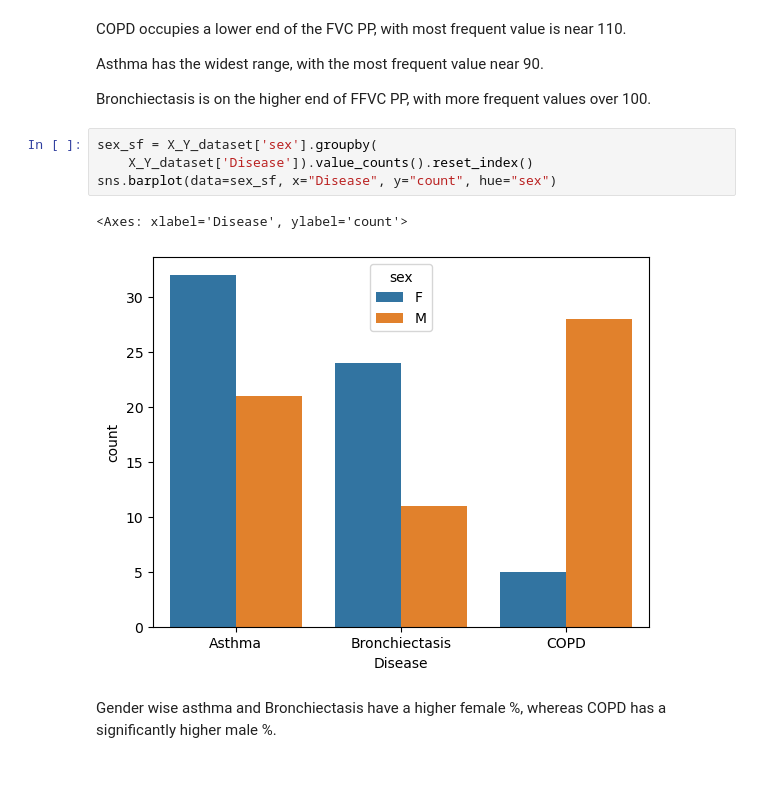
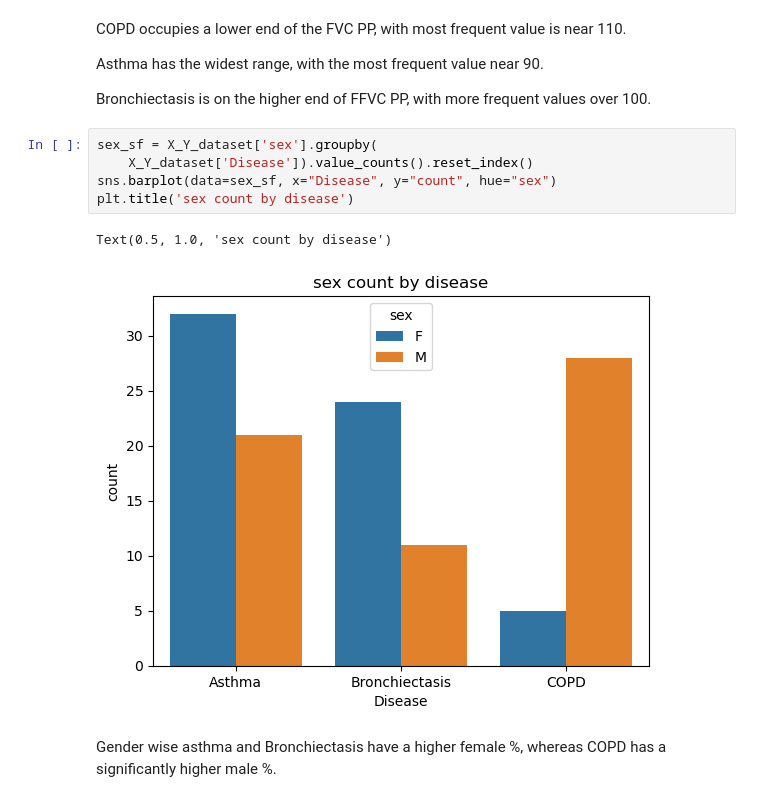
Before and after one commit to IgnacioFabietti/VOC_analysis, a Jupyter notebook: VOC_analysis.ipynb, the cells around one changed output. Saved outputs shown, nothing was run; the diff lists cells and outputs as text; blank space fills up the shorter version.

```diff
--- a/VOC_analysis.ipynb
+++ b/VOC_analysis.ipynb
@@ -385,10 +395,11 @@ Bronchiectasis is on the higher end of FFVC PP, with more frequent values over 1
 # %%
 sex_sf = X_Y_dataset['sex'].groupby(
     X_Y_dataset['Disease']).value_counts().reset_index()
 sns.barplot(data=sex_sf, x="Disease", y="count", hue="sex")
+plt.title('sex count by disease')
 # %% [output]
-<Axes: xlabel='Disease', ylabel='count'>
+Text(0.5, 1.0, 'sex count by disease')
-[figure, old version]
+[figure, new version]
 # %% [markdown]
 Gender wise asthma and Bronchiectasis have a higher female %, whereas COPD has a significantly higher male %.
 # %% [markdown]
```
Also changed, not shown: parts of 57 cells of this notebook.
